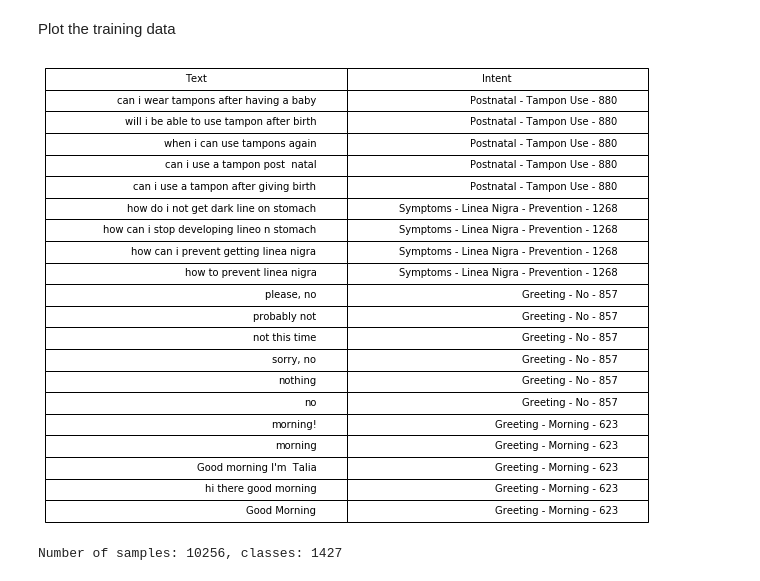
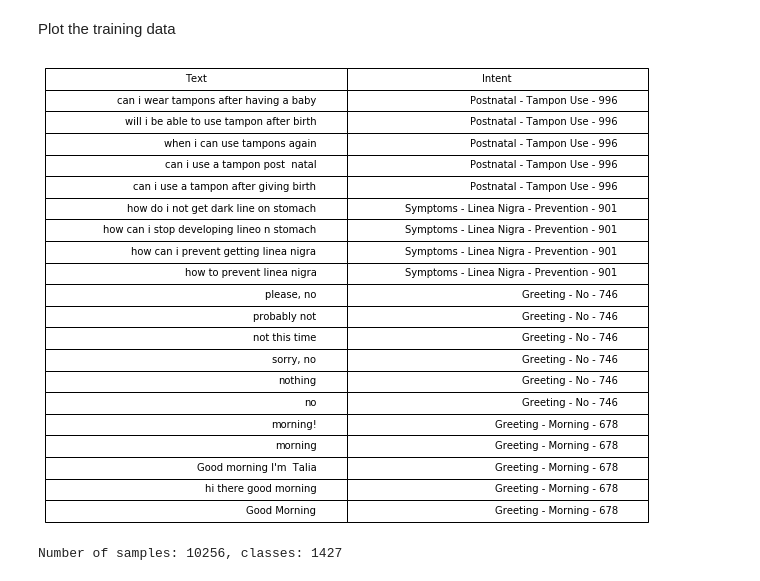
Before and after one commit to luungoc2005/nlp-test, a Jupyter notebook: intents_train.ipynb, the cells around one changed output. Cells and saved outputs as stored; diff of their text form; code cells hidden in the pictures.

```diff
--- a/intents_train.ipynb
+++ b/intents_train.ipynb
@@ -22,8 +18,6 @@ Using TensorFlow backend.
 # %% [markdown]
 Use functions from the utils to extract and preprocess the training data
 # %%
-from keras.utils import to_categorical
-
 X_data, y_data = get_data_pairs(data_from_json(TRAIN_PATH))
 
 classes = list(set(y_data))
@@ -31,24 +25,24 @@ num_classes = len(classes)
 
 X_train = X_data
 y_train = np.array([
-    to_categorical(classes.index(item), num_classes=num_classes)
+    classes.index(item)
     for item in y_data
 ], dtype='float32')
 # %% [markdown]
 Plot the training data
 # %%
 cell_text = [
-    [item, y_data[idx] + ' - ' + str(np.argmax(y_train[idx]))]
+    [item, y_data[idx] + ' - ' + str(int(y_train[idx]))]
     for (idx, item) in enumerate(X_train)
 ]
 plt.table(cellText=cell_text[:20],
           colLabels=['Text', 'Intent'],
           loc='center') \
    .scale(1.8,1.8)
 plt.axis('off')
 plt.show()
 # %% [output]
-[figure, old version]
+[figure, new version]
 # %%
 print('Number of samples: %s, classes: %s' % (len(X_train), num_classes))
 # %% [output]
```
Also changed, not shown: parts of 15 cells of this notebook, 10 other files.
